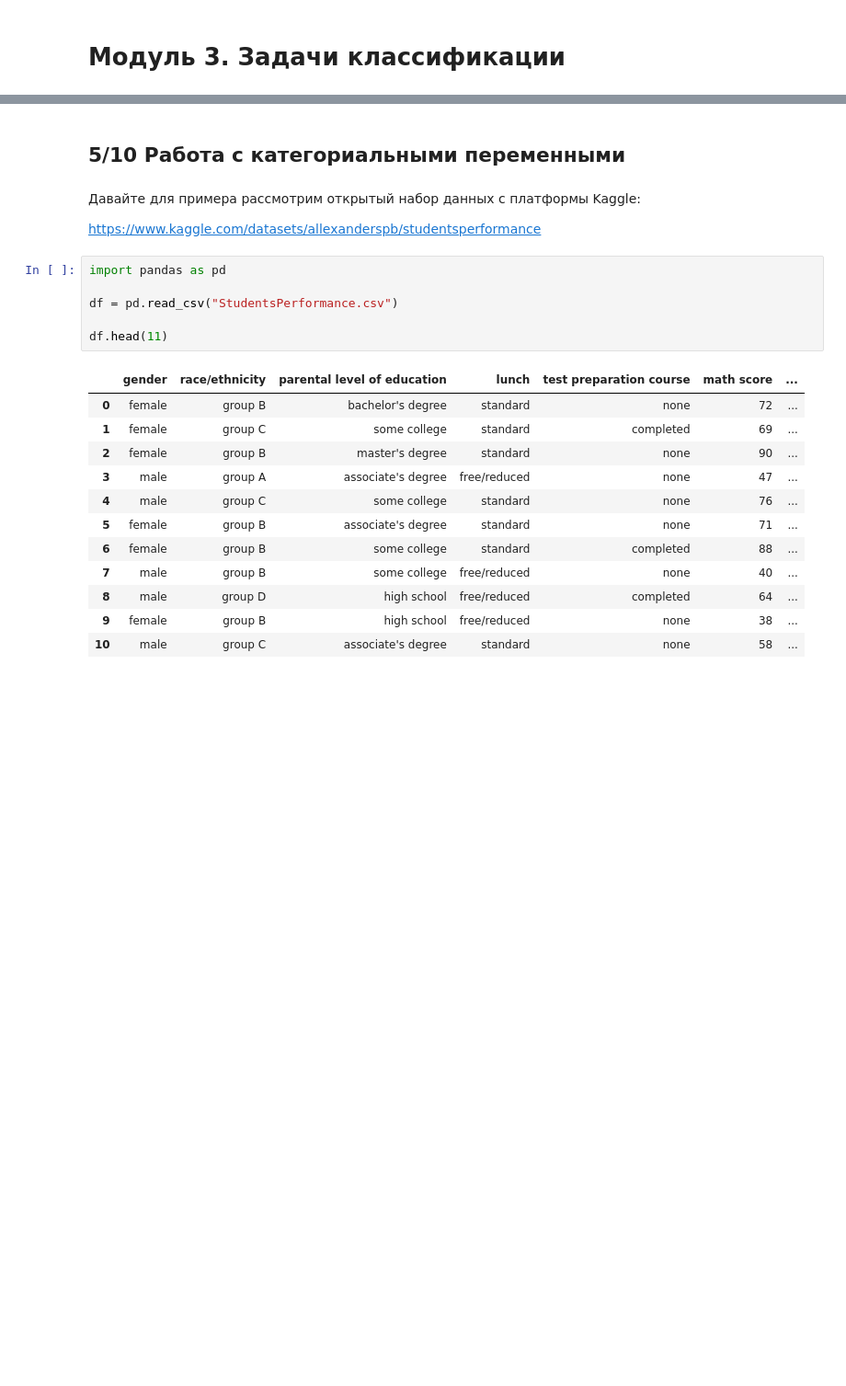
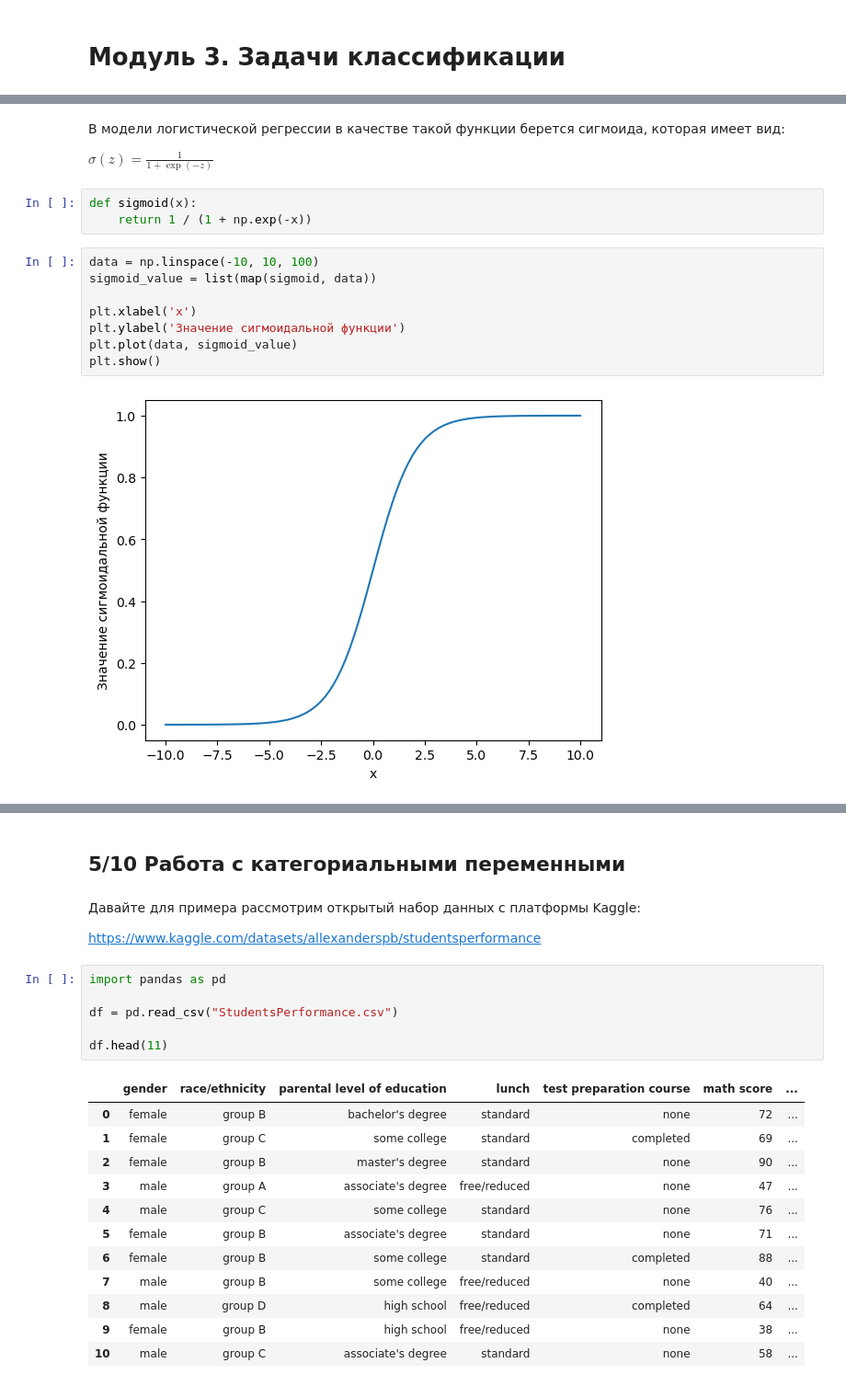
Before and after one commit to iTonyJah/DataScience, a Jupyter notebook: Edu/classical_ml/classical_ml_test.ipynb, the cells around one changed output, grey strips where cells are left out. Shown at 92% size. Drawn from its saved outputs; the diff is of its cells as text; blank space fills up the shorter version.

```diff
--- a/Edu/classical_ml/classical_ml_test.ipynb
+++ b/Edu/classical_ml/classical_ml_test.ipynb
@@ -951,0 +1237,17 @@ SyntaxError: invalid syntax (2056466957.py, line 1)
+# %% [markdown]
+В модели логистической регрессии в качестве такой функции берется сигмоида, которая имеет вид:
+
+$\sigma(z)=\frac{1}{1+\exp (-z)}$
+# %%
+def sigmoid(x):
+    return 1 / (1 + np.exp(-x))
+# %%
+data = np.linspace(-10, 10, 100)
+sigmoid_value = list(map(sigmoid, data))
+
+plt.xlabel('x')
+plt.ylabel('Значение сигмоидальной функции')
+plt.plot(data, sigmoid_value)
+plt.show()
+# %% [output]
+[figure, added]
```
Also changed, not shown: parts of 79 cells of this notebook.
